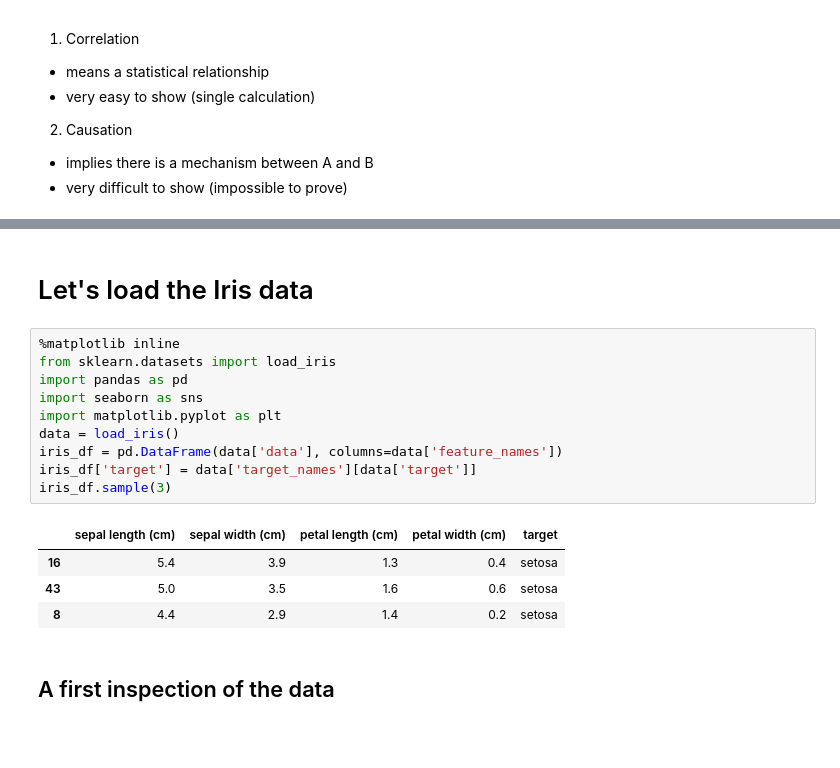
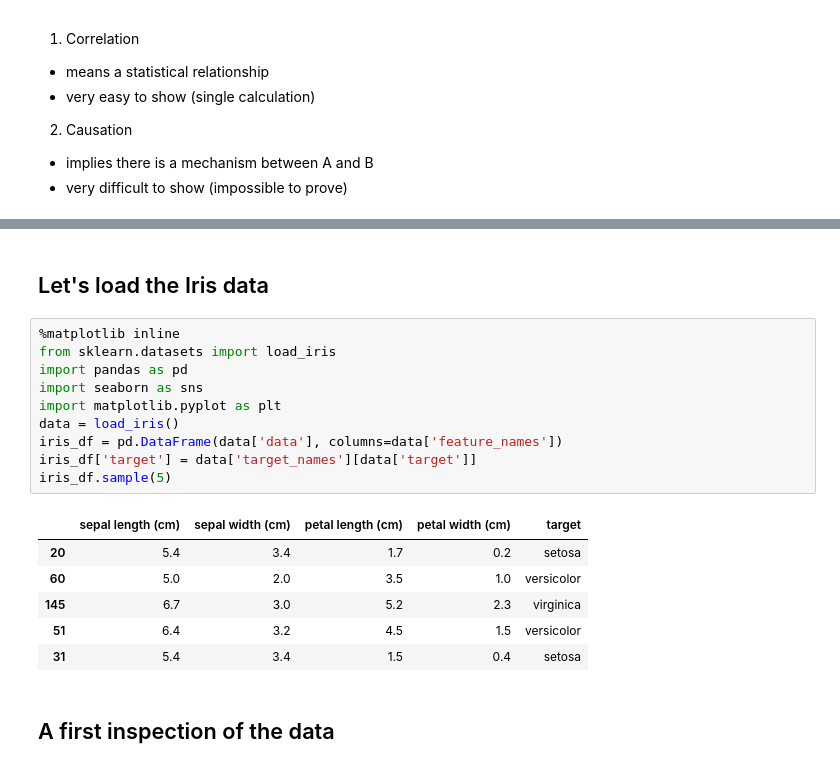
Before and after one commit to ImagingLectures/Quantitative-Big-Imaging-2021, a Jupyter notebook: Lectures/Lecture-08/08-Statistics.ipynb, the cells around one changed output, grey strips where cells are left out. Saved outputs shown, nothing was run; the diff lists cells and outputs as text; blank space fills up the shorter version.

```diff
--- a/Lectures/Lecture-08/08-Statistics.ipynb
+++ b/Lectures/Lecture-08/08-Statistics.ipynb
@@ -270,21 +288,23 @@ A very popular dataset for learning about such values beyond 'coin-flips' is cal
 </center>
 # %% [markdown]
-# Let's load the Iris data
+## Let's load the Iris data
 # %%
 %matplotlib inline
 from sklearn.datasets import load_iris
 import pandas as pd
 import seaborn as sns
 import matplotlib.pyplot as plt
 data = load_iris()
 iris_df = pd.DataFrame(data['data'], columns=data['feature_names'])
 iris_df['target'] = data['target_names'][data['target']]
-iris_df.sample(3)
+iris_df.sample(5)
 # %% [output]
 |  | sepal length (cm) | sepal width (cm) | petal length (cm) | petal width (cm) | target |
-| 16 | 5.4 | 3.9 | 1.3 | 0.4 | setosa |
-| 43 | 5.0 | 3.5 | 1.6 | 0.6 | setosa |
-| 8 | 4.4 | 2.9 | 1.4 | 0.2 | setosa |
+| 20 | 5.4 | 3.4 | 1.7 | 0.2 | setosa |
+| 60 | 5.0 | 2.0 | 3.5 | 1.0 | versicolor |
+| 145 | 6.7 | 3.0 | 5.2 | 2.3 | virginica |
+| 51 | 6.4 | 3.2 | 4.5 | 1.5 | versicolor |
+| 31 | 5.4 | 3.4 | 1.5 | 0.4 | setosa |
 # %% [markdown]
 ## A first inspection of the data
 # %%
```
Also changed, not shown: parts of 126 cells of this notebook.
